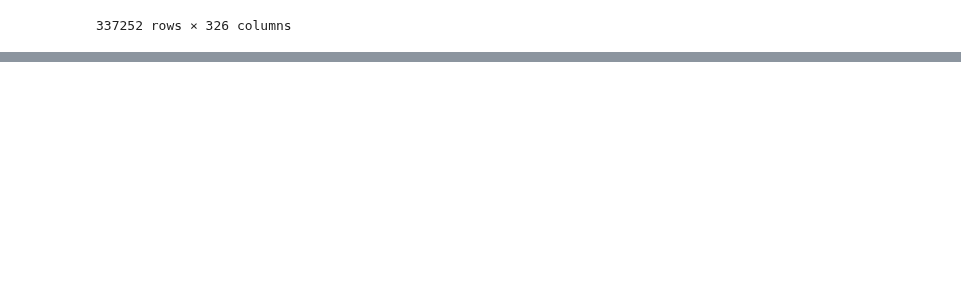
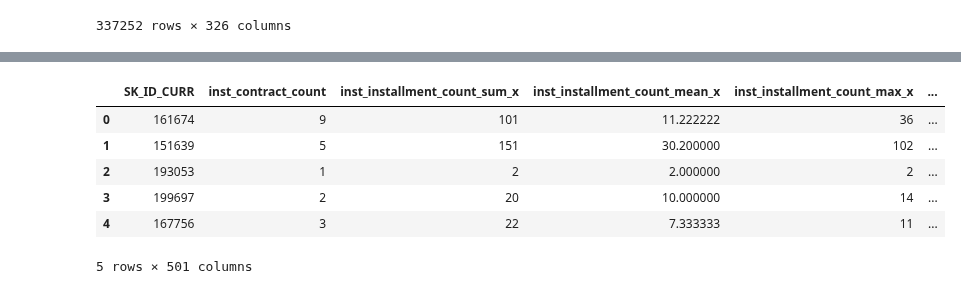
Before and after one commit to kawsar07ahmmed0712-rgb/Credit_Default_Risk, a Jupyter notebook: Notebook/1.Data_Integration.ipynb, the cells around one changed output, grey strips where cells are left out. Saved outputs shown, nothing was run; the diff lists cells and outputs as text; code cells hidden in the pictures; blank space fills up the shorter version.

```diff
--- a/Notebook/1.Data_Integration.ipynb
+++ b/Notebook/1.Data_Integration.ipynb
@@ -3652,0 +4544,61 @@ pos_cash_features
+# %%
+# 2.4.6 Latest installment snapshot by applicant
+
+latest_inst_by_applicant = (
+    inst_by_installment
+    .sort_values(["SK_ID_CURR", "inst_days_instalment"], ascending=[True, False])
+    .drop_duplicates("SK_ID_CURR")
+    .reset_index(drop=True)
+)
+
+latest_inst_features = latest_inst_by_applicant[["SK_ID_CURR"]].copy()
+
+latest_inst_feature_map = {
+    "inst_days_instalment": "inst_latest_due_day",
+    "inst_first_payment_day": "inst_latest_first_payment_day",
+    "inst_last_payment_day": "inst_latest_last_payment_day",
+    "inst_payment_delay_days": "inst_latest_delay_days",
+    "inst_first_payment_delay_days": "inst_latest_first_delay_days",
+    "inst_expected_amount": "inst_latest_expected_amount",
+    "inst_paid_amount_sum": "inst_latest_paid_amount",
+    "inst_paid_amount_max": "inst_latest_max_single_payment",
+    "inst_payment_ratio": "inst_latest_payment_ratio",
+    "inst_payment_diff": "inst_latest_payment_diff",
+    "inst_is_late": "inst_latest_late_flag",
+    "inst_late_5plus": "inst_latest_late_5plus_flag",
+    "inst_late_15plus": "inst_latest_late_15plus_flag",
+    "inst_late_30plus": "inst_latest_late_30plus_flag",
+    "inst_late_60plus": "inst_latest_late_60plus_flag",
+    "inst_late_90plus": "inst_latest_late_90plus_flag",
+    "inst_is_underpaid": "inst_latest_underpaid_flag",
+    "inst_is_fully_paid": "inst_latest_fully_paid_flag",
+    "inst_is_overpaid": "inst_latest_overpaid_flag",
+    "inst_has_multiple_payments": "inst_latest_multiple_payment_flag",
+    "inst_has_version_change": "inst_latest_version_change_flag",
+    "inst_has_due_day_shift": "inst_latest_due_day_shift_flag",
+    "inst_has_expected_amount_shift": "inst_latest_amount_shift_flag",
+    "inst_num_version_max": "inst_latest_num_version",
+    "inst_payment_row_count": "inst_latest_payment_row_count",
+}
+
+for source_col, new_col in latest_inst_feature_map.items():
+    if source_col in latest_inst_by_applicant.columns:
+        latest_inst_features[new_col] = latest_inst_by_applicant[source_col]
+
+installment_features = installment_features.merge(
+    latest_inst_features,
+    on="SK_ID_CURR",
+    how="left"
+)
+
+installment_features = installment_features.replace([np.inf, -np.inf], np.nan)
+
+installment_features.head()
+# %% [output]
+|  | SK_ID_CURR | inst_contract_count | inst_installment_count_sum_x | inst_installment_count_mean_x | inst_installment_count_max_x | ... |
+| 0 | 161674 | 9 | 101 | 11.222222 | 36 | ... |
+| 1 | 151639 | 5 | 151 | 30.200000 | 102 | ... |
+| 2 | 193053 | 1 | 2 | 2.000000 | 2 | ... |
+| 3 | 199697 | 2 | 20 | 10.000000 | 14 | ... |
+| 4 | 167756 | 3 | 22 | 7.333333 | 11 | ... |
+5 rows × 501 columns
```
Also changed, not shown: parts of 26 cells of this notebook.
